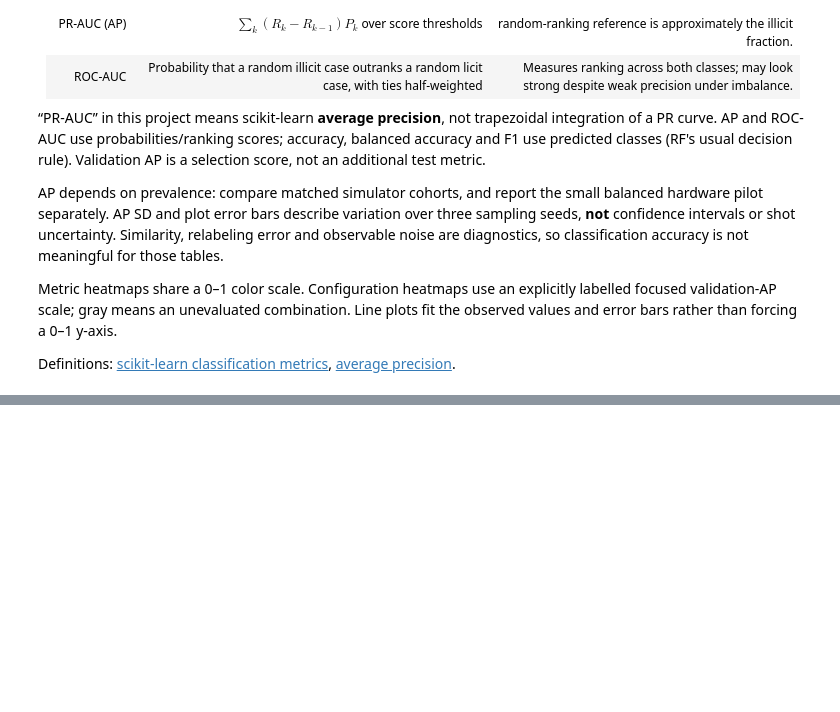
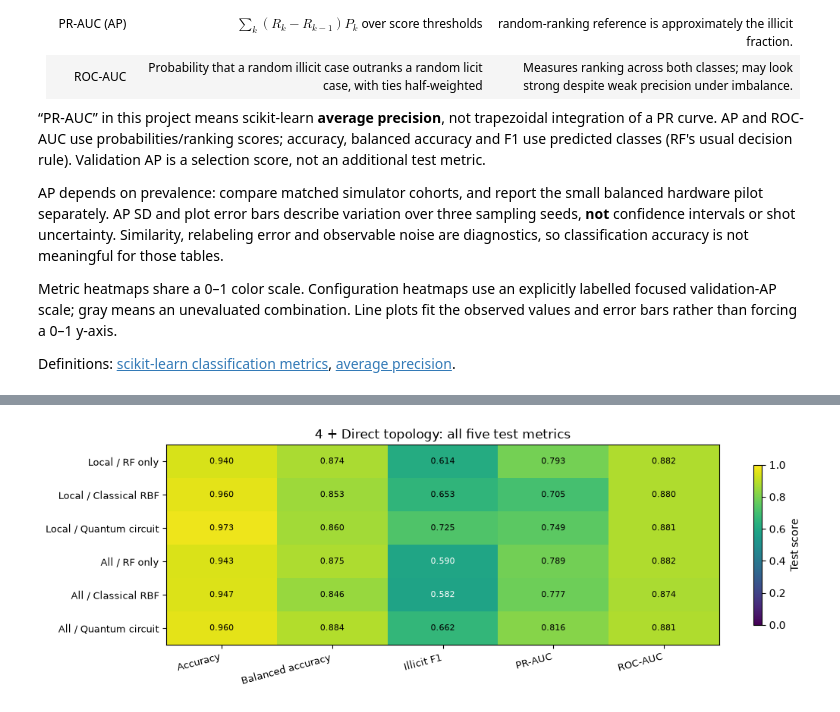
Before and after one commit to gigileungyingchi/q-ripple-elliptic, a Jupyter notebook: experiment_flow.ipynb, the cells around one changed output, grey strips where cells are left out. Drawn from its saved outputs; the diff is of its cells as text; code cells hidden in the pictures; blank space fills up the shorter version.

```diff
--- a/experiment_flow.ipynb
+++ b/experiment_flow.ipynb
@@ -360,0 +141,3 @@ flow.summary()
+# %%
+four.case(4);
+# %% [output]
@@ -360,0 +151 @@ flow.summary()
+[figure, added]
```
Also changed, not shown: parts of 44 cells of this notebook, 39 other files.
